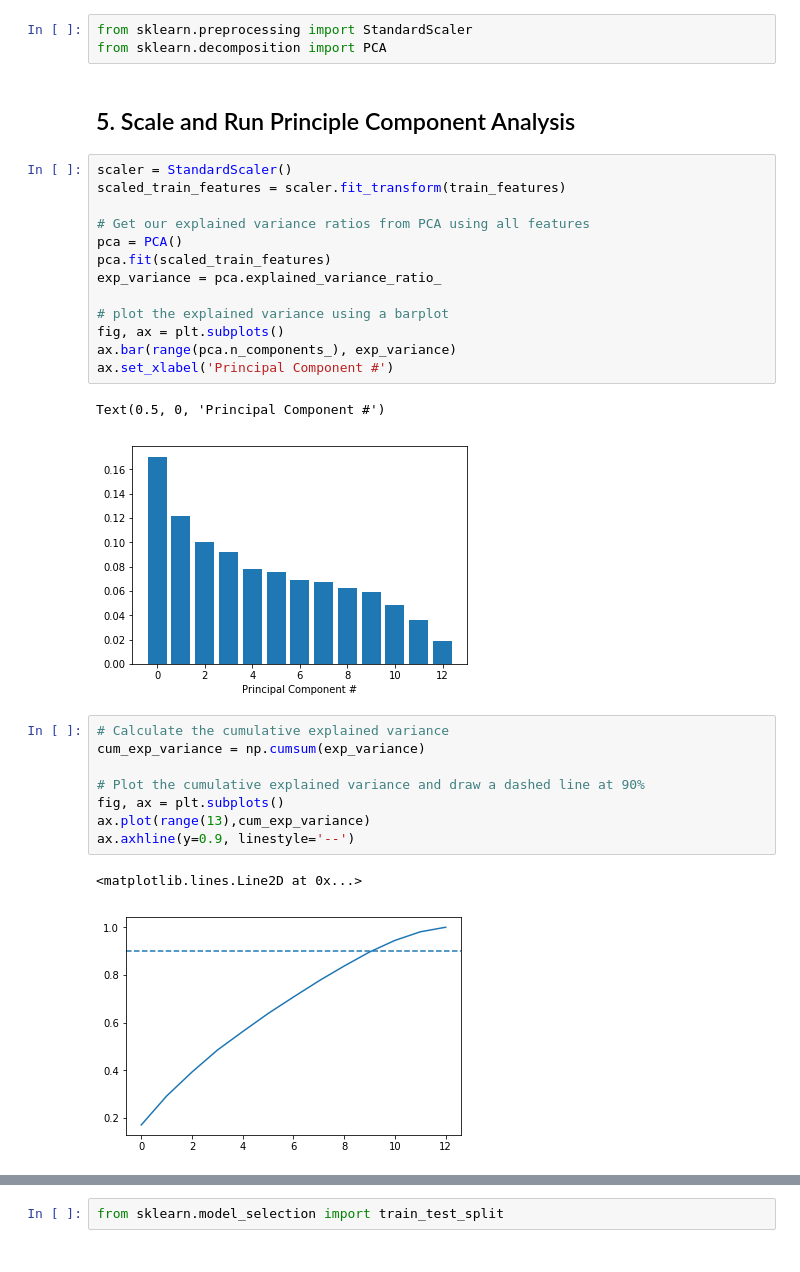
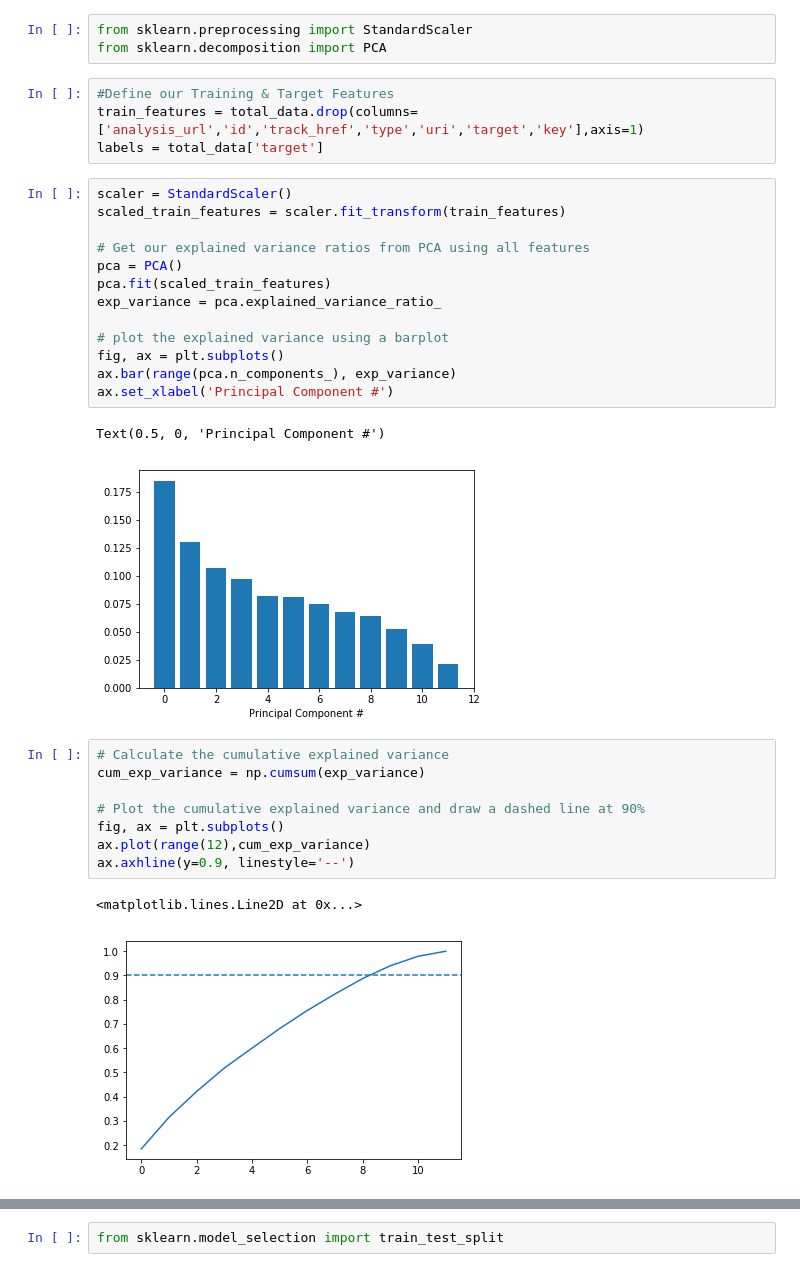
Before and after one commit to Jaseibert/Spotify_Song_Predictions, a Jupyter notebook: Notebook.ipynb, the cells around one changed output, grey strips where cells are left out. Saved outputs shown, nothing was run; the diff lists cells and outputs as text.

```diff
--- a/Notebook.ipynb
+++ b/Notebook.ipynb
@@ -44,8 +88,10 @@ corr_metrics.style.background_gradient()
 # %%
 from sklearn.preprocessing import StandardScaler
 from sklearn.decomposition import PCA
-# %% [markdown]
-## 5. Scale and Run Principle Component Analysis
+# %%
+#Define our Training & Target Features
+train_features = total_data.drop(columns=['analysis_url','id','track_href','type','uri','target','key'],axis=1)
+labels = total_data['target']
 # %%
 scaler = StandardScaler()
 scaled_train_features = scaler.fit_transform(train_features)
@@ -61,17 +107,17 @@ ax.bar(range(pca.n_components_), exp_variance)
 ax.set_xlabel('Principal Component #')
 # %% [output]
 Text(0.5, 0, 'Principal Component #')
-[figure, old version]
+[figure, new version]
 # %%
 # Calculate the cumulative explained variance
 cum_exp_variance = np.cumsum(exp_variance)
 
 # Plot the cumulative explained variance and draw a dashed line at 90%
 fig, ax = plt.subplots()
-ax.plot(range(13),cum_exp_variance)
+ax.plot(range(12),cum_exp_variance)
 ax.axhline(y=0.9, linestyle='--')
 # %% [output]
 <matplotlib.lines.Line2D at 0x...>
-[figure, old version]
+[figure, new version]
 # %%
 #The first 9 Principle Components explain 90% of the variance
```
Also changed, not shown: parts of 25 cells of this notebook.
